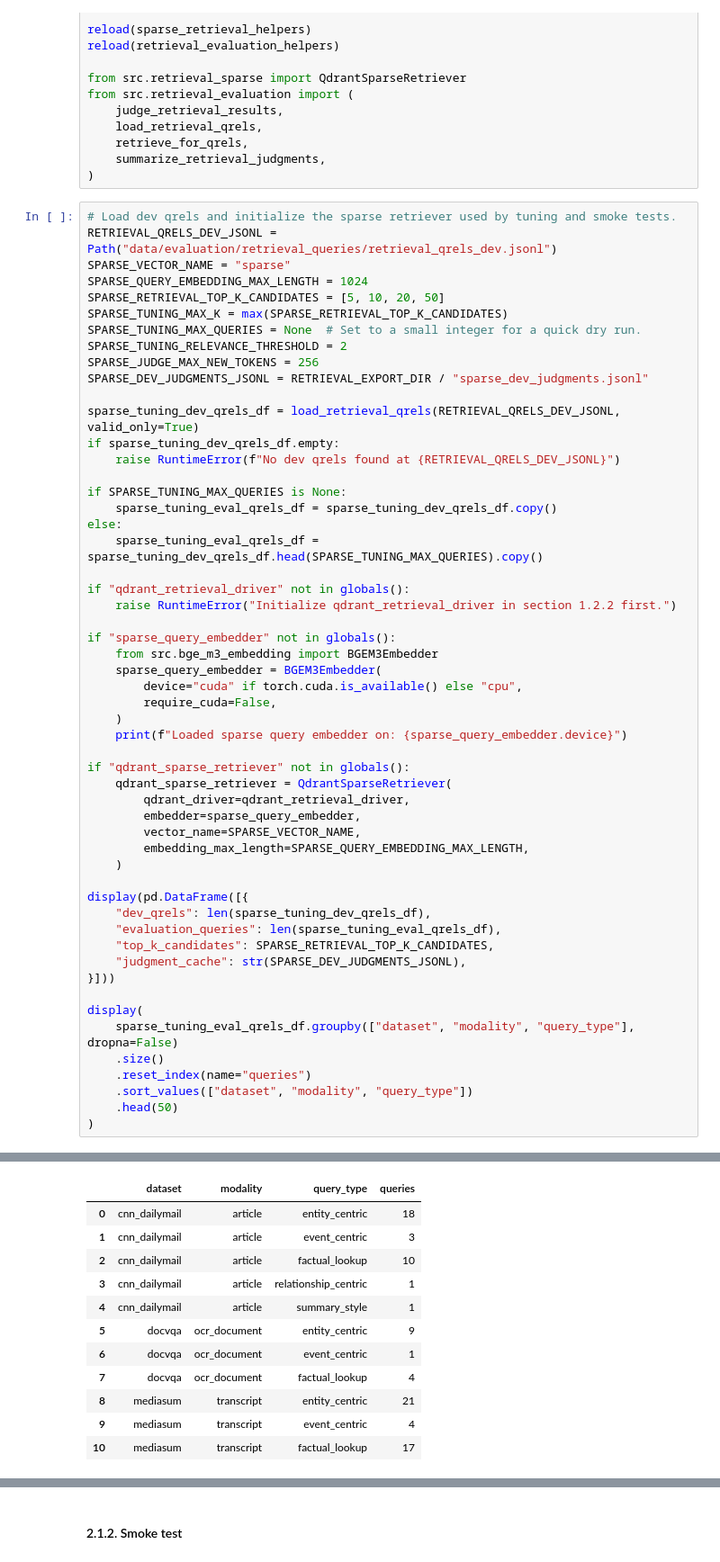
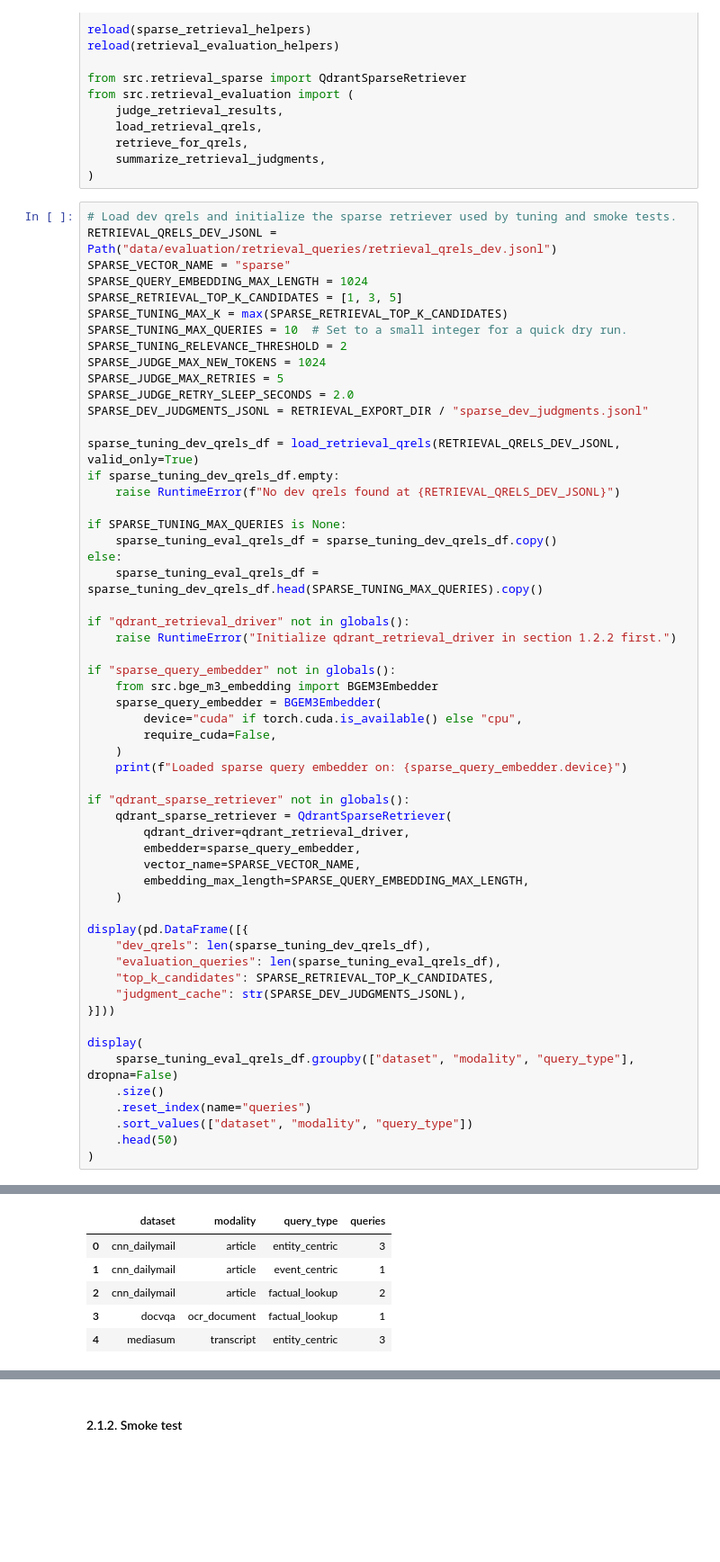
Before and after one commit to plminh-sdh/Design-and-Evaluation-of-Secure-Retrieval-Augmented-Systems-for-Large-Scale-Digital-Archives, a Jupyter notebook: Retrieval Component.ipynb, the cells around one changed output, grey strips where cells are left out. Shown at 90% size. Drawn from its saved outputs; the diff is of its cells as text; blank space fills up the shorter version.

Commit message:
add tuning

```diff
--- a/Retrieval Component.ipynb
+++ b/Retrieval Component.ipynb
@@ -251,11 +241,13 @@ from src.retrieval_evaluation import (
 RETRIEVAL_QRELS_DEV_JSONL = Path("data/evaluation/retrieval_queries/retrieval_qrels_dev.jsonl")
 SPARSE_VECTOR_NAME = "sparse"
 SPARSE_QUERY_EMBEDDING_MAX_LENGTH = 1024
-SPARSE_RETRIEVAL_TOP_K_CANDIDATES = [5, 10, 20, 50]
+SPARSE_RETRIEVAL_TOP_K_CANDIDATES = [1, 3, 5]
 SPARSE_TUNING_MAX_K = max(SPARSE_RETRIEVAL_TOP_K_CANDIDATES)
-SPARSE_TUNING_MAX_QUERIES = None  # Set to a small integer for a quick dry run.
+SPARSE_TUNING_MAX_QUERIES = 10  # Set to a small integer for a quick dry run.
 SPARSE_TUNING_RELEVANCE_THRESHOLD = 2
-SPARSE_JUDGE_MAX_NEW_TOKENS = 256
+SPARSE_JUDGE_MAX_NEW_TOKENS = 1024
+SPARSE_JUDGE_MAX_RETRIES = 5
+SPARSE_JUDGE_RETRY_SLEEP_SECONDS = 2.0
 SPARSE_DEV_JUDGMENTS_JSONL = RETRIEVAL_EXPORT_DIR / "sparse_dev_judgments.jsonl"
 
 sparse_tuning_dev_qrels_df = load_retrieval_qrels(RETRIEVAL_QRELS_DEV_JSONL, valid_only=True)
@@ -307,12 +298,6 @@ Loaded sparse query embedder on: cuda
 |  | dataset | modality | query_type | queries |
-| 0 | cnn_dailymail | article | entity_centric | 18 |
-| 1 | cnn_dailymail | article | event_centric | 3 |
-| 2 | cnn_dailymail | article | factual_lookup | 10 |
-| 3 | cnn_dailymail | article | relationship_centric | 1 |
-| 4 | cnn_dailymail | article | summary_style | 1 |
-| 5 | docvqa | ocr_document | entity_centric | 9 |
-| 6 | docvqa | ocr_document | event_centric | 1 |
-| 7 | docvqa | ocr_document | factual_lookup | 4 |
-| 8 | mediasum | transcript | entity_centric | 21 |
-| 9 | mediasum | transcript | event_centric | 4 |
-| 10 | mediasum | transcript | factual_lookup | 17 |
+| 0 | cnn_dailymail | article | entity_centric | 3 |
+| 1 | cnn_dailymail | article | event_centric | 1 |
+| 2 | cnn_dailymail | article | factual_lookup | 2 |
+| 3 | docvqa | ocr_document | factual_lookup | 1 |
+| 4 | mediasum | transcript | entity_centric | 3 |
```
Also changed, not shown: parts of 8 cells of this notebook, 3 other files.
